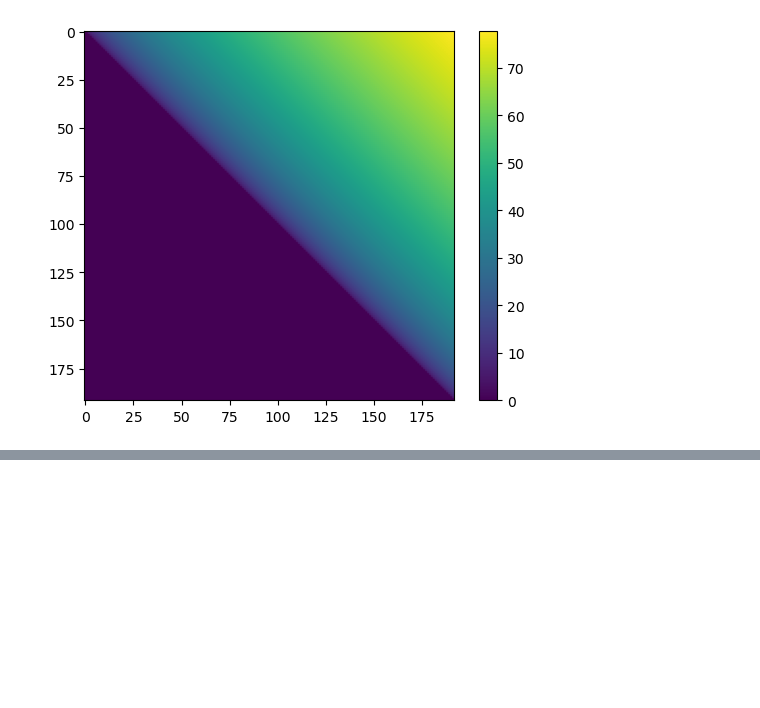
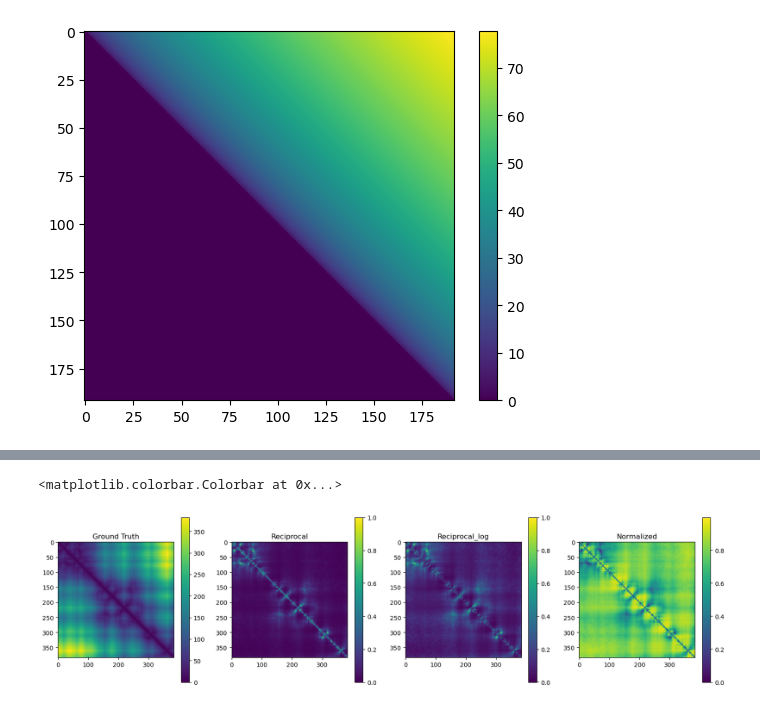
Before and after one commit to idptools/starling, a Jupyter notebook: starling/training/viz_maps.ipynb, the cells around one changed output, grey strips where cells are left out. Drawn from its saved outputs; the diff is of its cells as text; code cells hidden in the pictures; blank space fills up the shorter version.

```diff
--- a/starling/training/viz_maps.ipynb
+++ b/starling/training/viz_maps.ipynb
@@ -372,0 +464,30 @@ plt.colorbar()
+# %%
+import matplotlib.pyplot as plt
+
+example = 0
+
+# Create a figure with two subplots
+fig, axes = plt.subplots(1, 4, figsize=(20, 5))
+
+# Plot data1 in the first subplot
+gt = axes[0].imshow(data[example], cmap='viridis')
+axes[0].set_title('Ground Truth')
+fig.colorbar(gt, ax=axes[0])
+
+# Plot data1 in the first subplot
+gt = axes[1].imshow(normalized_data_recip[example], cmap='viridis')
+axes[1].set_title('Reciprocal')
+plt.colorbar(gt, ax=axes[1])
+
+# Plot data1 in the first subplot
+gt = axes[2].imshow(normalized_data_recip_log[example], cmap='viridis')
+axes[2].set_title('Reciprocal_log')
+plt.colorbar(gt, ax=axes[2])
+
+# Plot data1 in the first subplot
+gt = axes[3].imshow(normalized_data_log[example], cmap='viridis')
+axes[3].set_title('Normalized')
+plt.colorbar(gt, ax=axes[3])
+# %% [output]
+<matplotlib.colorbar.Colorbar at 0x...>
+[figure, added]
```
Also changed, not shown: parts of 39 cells of this notebook, 1 other file.
